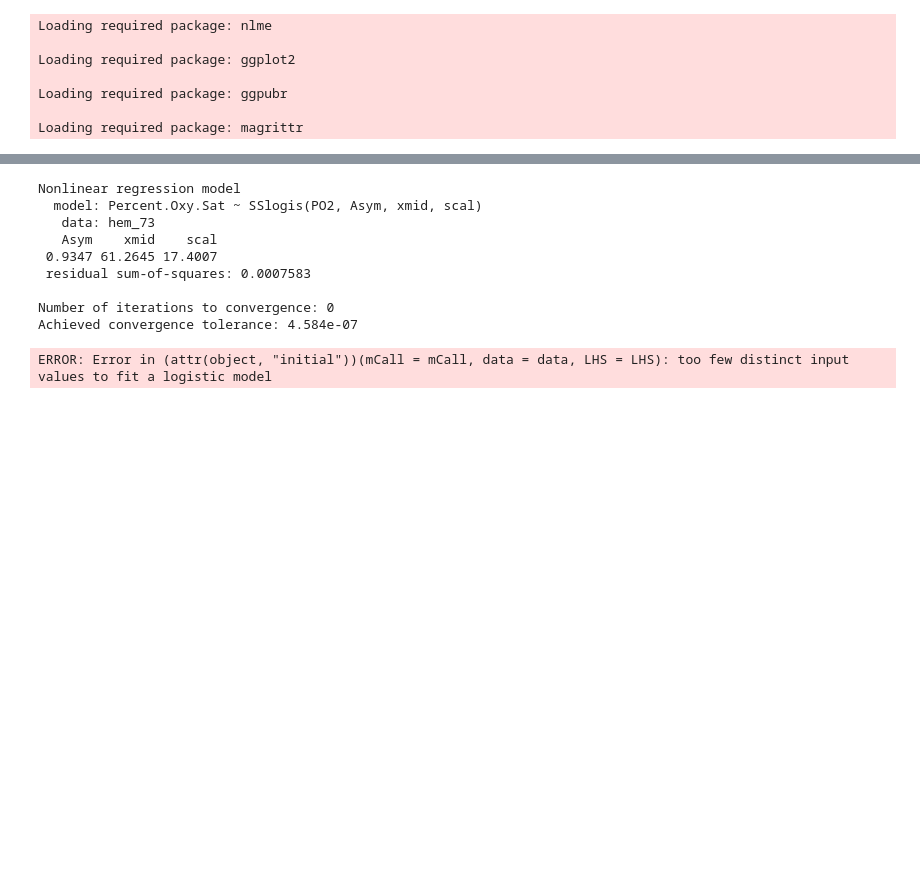
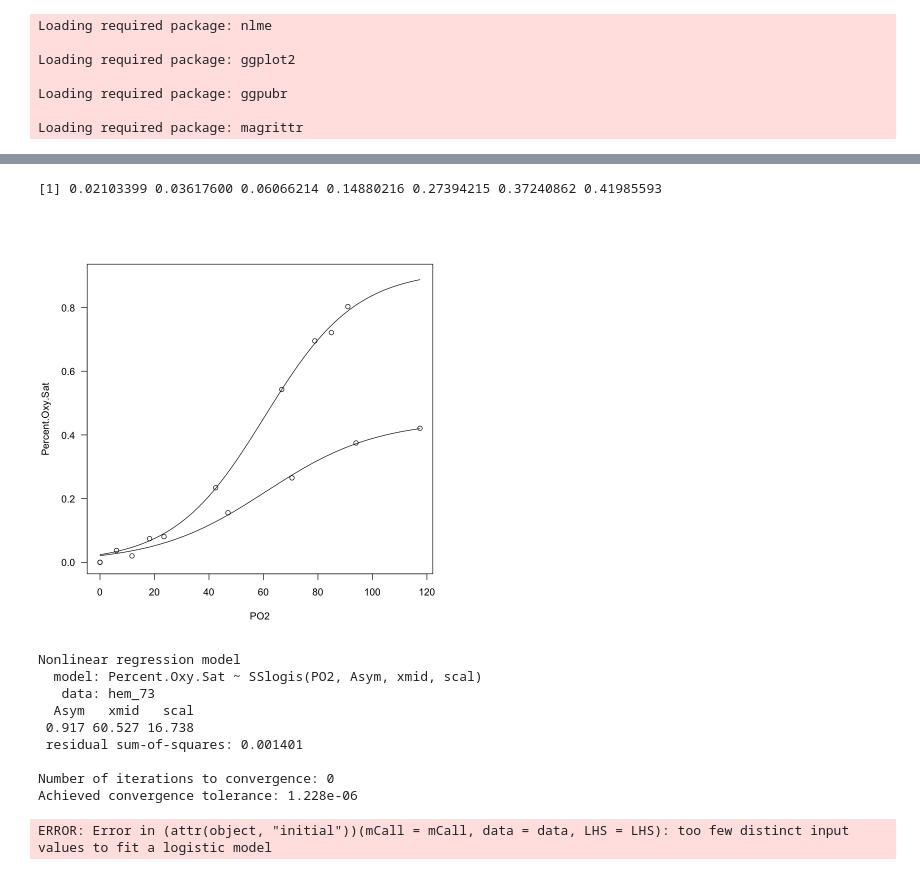
Before and after one commit to andrew2165/biometry_notebooks, a Jupyter notebook: OxygenEqOfHemocyanin.ipynb, the cells around one changed output, grey strips where cells are left out. Cells and saved outputs as stored; diff of their text form; code cells hidden in the pictures; blank space fills up the shorter version.

```diff
--- a/OxygenEqOfHemocyanin.ipynb
+++ b/OxygenEqOfHemocyanin.ipynb
@@ -66,6 +87,18 @@ Achieved convergence tolerance: 5.436e-06
+# %%
+predict(fit_68)
+opar = par(las = 1)
+plot(Percent.Oxy.Sat ~ PO2, data = hem_68, ylim=c(0,0.9))
+tt = seq(0, max(hem_68$PO2), 0.1)
+lines(tt, predict(fit_68, list(PO2 = tt)))
+points(x = hem_73$PO2, y = hem_73$Percent.Oxy.Sat)
+lines(tt, predict(fit_73, list(PO2 = tt)))
+par(opar)
+# %% [output]
+[1] 0.02103399 0.03617600 0.06066214 0.14880216 0.27394215 0.37240862 0.41985593
+[figure, added]
 # %%
-fit73 = nls(Percent.Oxy.Sat~SSlogis(PO2,Asym,xmid,scal), data=hem_73)
-fit73
+fit_73 = nls(Percent.Oxy.Sat~SSlogis(PO2,Asym,xmid,scal), data=hem_73)
+fit_73
 #plot(Percent.Oxy.Sat~PO2,data=hem_73,type="p")
 nd = seq(from = 0, to = max(hem_73$PO2), 0.1)
 #points(predict(fit73, newdata=nd)~PO2, data=hem_73, type="l")
@@ -73,10 +106,10 @@ nd = seq(from = 0, to = max(hem_73$PO2), 0.1)
 Nonlinear regression model
   model: Percent.Oxy.Sat ~ SSlogis(PO2, Asym, xmid, scal)
    data: hem_73
-   Asym    xmid    scal
- 0.9347 61.2645 17.4007
- residual sum-of-squares: 0.0007583
+  Asym   xmid   scal
+ 0.917 60.527 16.738
+ residual sum-of-squares: 0.001401
 
 Number of iterations to convergence: 0
-Achieved convergence tolerance: 4.584e-07
+Achieved convergence tolerance: 1.228e-06
 # %%
```
Also changed, not shown: parts of 8 cells of this notebook.
